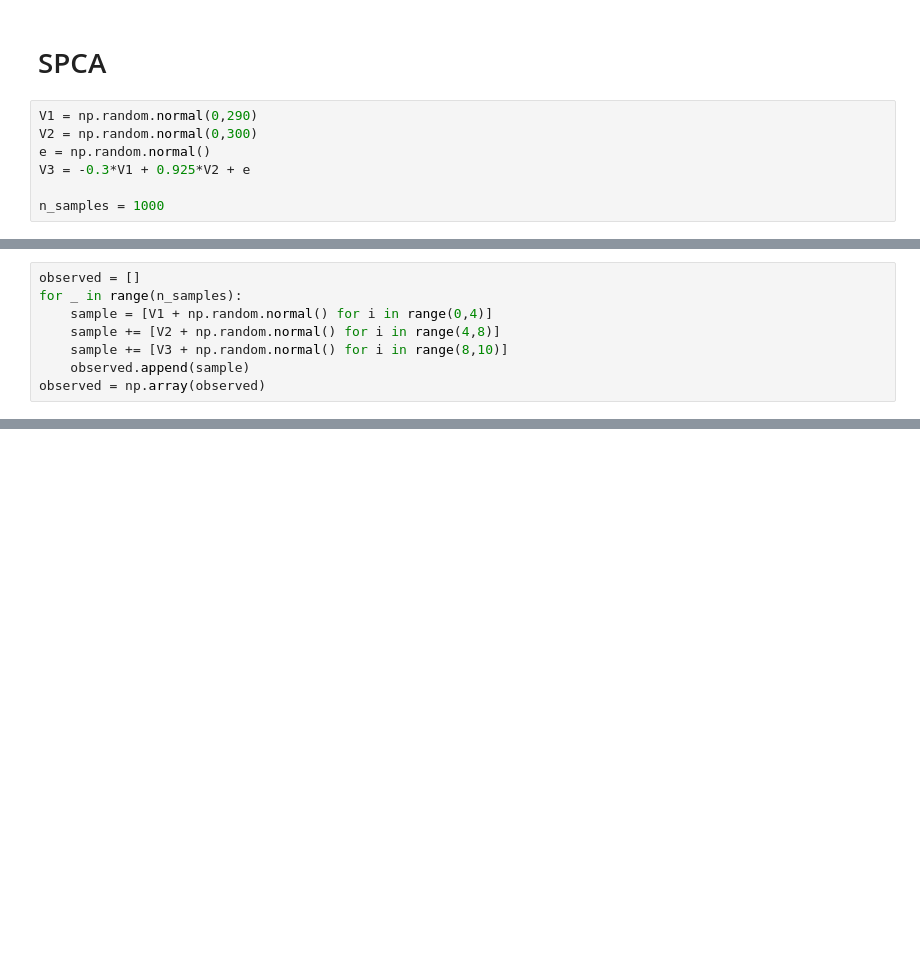
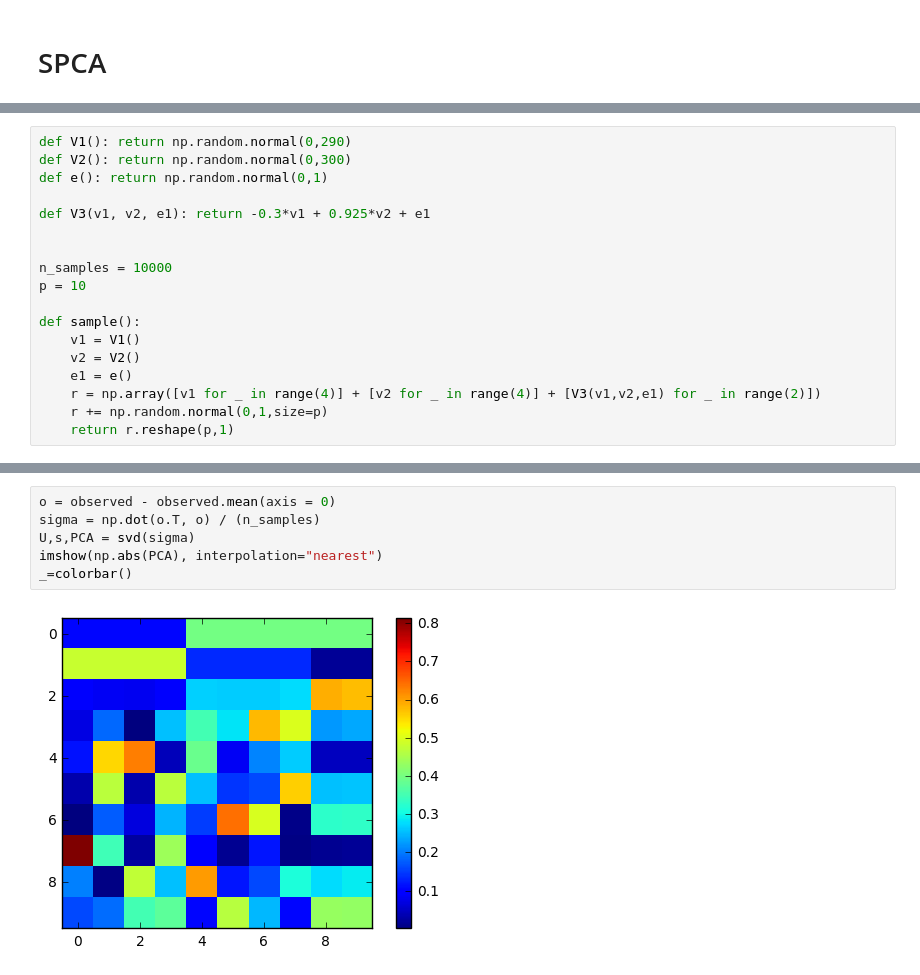
Before and after one commit to AlasGarn/CSIC5011, a Jupyter notebook: hw4.ipynb, the cells around one changed output, grey strips where cells are left out. Drawn from its saved outputs; the diff is of its cells as text; blank space fills up the shorter version.

```diff
--- a/hw4.ipynb
+++ b/hw4.ipynb
@@ -174,10 +174,3 @@ ra
 In general we can conclude that RPCA works well, when the matrix is sparse and the rank of the
 # %% [markdown]
 # SPCA
-# %%
-V1 = np.random.normal(0,290)
-V2 = np.random.normal(0,300)
-e = np.random.normal()
-V3 = -0.3*V1 + 0.925*V2 + e
-
-n_samples = 1000
@@ -186,8 +176,0 @@ hidden = []
-# %%
-observed = []
-for _ in range(n_samples):
-    sample = [V1 + np.random.normal() for i in range(0,4)]
-    sample += [V2 + np.random.normal() for i in range(4,8)]
-    sample += [V3 + np.random.normal() for i in range(8,10)]
-    observed.append(sample)
-observed = np.array(observed)
@@ -217,0 +187,18 @@ array([[  1.63834699e+08,   1.63830178e+08,   1.63829172e+08,
+# %%
+def V1(): return np.random.normal(0,290)
+def V2(): return np.random.normal(0,300)
+def e(): return np.random.normal(0,1)
+
+def V3(v1, v2, e1): return -0.3*v1 + 0.925*v2 + e1
+
+
+n_samples = 10000
+p = 10
+
+def sample():
+    v1 = V1()
+    v2 = V2()
+    e1 = e()
+    r = np.array([v1 for _ in range(4)] + [v2 for _ in range(4)] + [V3(v1,v2,e1) for _ in range(2)])
+    r += np.random.normal(0,1,size=p)
+    return r.reshape(p,1)
@@ -229,0 +215,8 @@ array([ 0.33717928,  0.23828762, -0.08031946,  0.47965576, -0.48279128,
+# %%
+o = observed - observed.mean(axis = 0)
+sigma = np.dot(o.T, o) / (n_samples)
+U,s,PCA = svd(sigma)
+imshow(np.abs(PCA), interpolation="nearest")
+_=colorbar()
+# %% [output]
+[figure, added]
```
Also changed, not shown: parts of 22 cells of this notebook.
